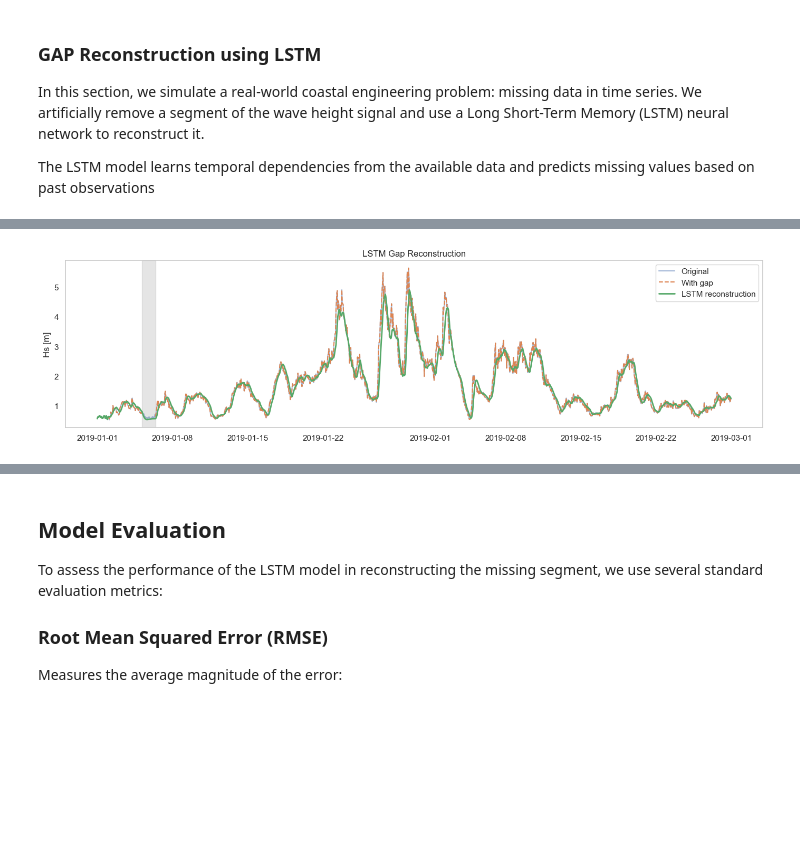
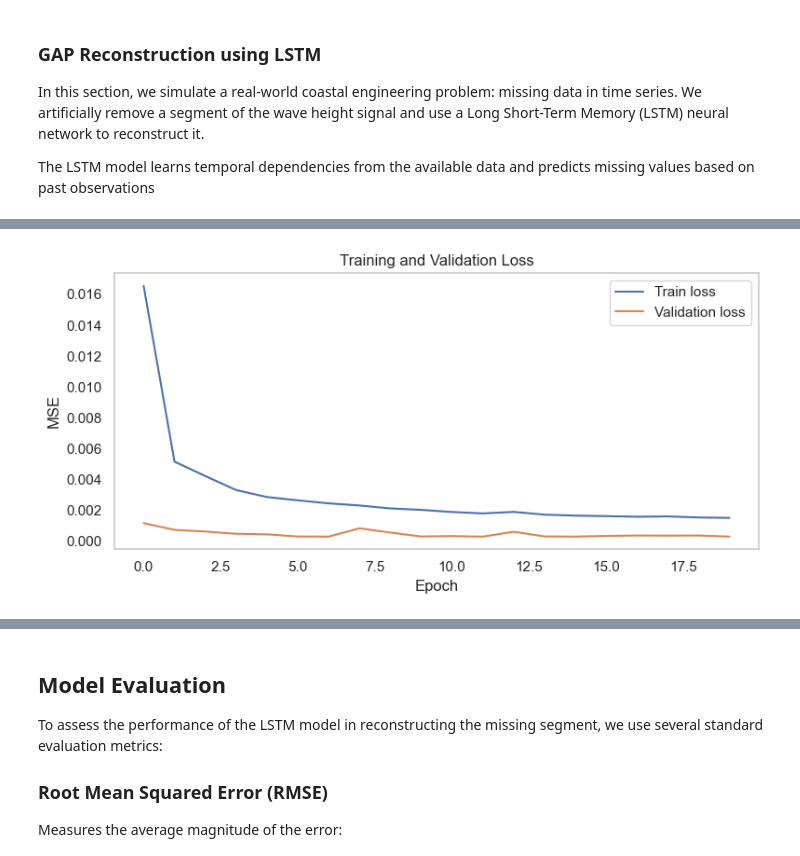
Before and after one commit to mvinesr/coastal-ml-seminar, a Jupyter notebook: notebooks/01_intro_ml_dl_coastal.ipynb, the cells around one changed output, grey strips where cells are left out. Drawn from its saved outputs; the diff is of its cells as text; code cells hidden in the pictures; blank space fills up the shorter version.

Commit message:
actualizacion_lstm

```diff
--- a/notebooks/01_intro_ml_dl_coastal.ipynb
+++ b/notebooks/01_intro_ml_dl_coastal.ipynb
@@ -309,15 +328,11 @@ In this section, we simulate a real-world coastal engineering problem: missing d
 
 The LSTM model learns temporal dependencies from the available data and predicts missing values based on past observations
 # %%
+import numpy as np
 from sklearn.preprocessing import MinMaxScaler
 
-# Normalizar datos (MUY importante para LSTM)
 scaler = MinMaxScaler()
 
-series_values = series_gap.values.reshape(-1, 1)
-
-series_scaled = scaler.fit_transform(series_values)
-
-# Convertir NaNs a 0 temporalmente (para entrenamiento)
-series_scaled[np.isnan(series_scaled)] = 0
+train_scaled = scaler.fit_transform(train_series.values.reshape(-1, 1))
+val_scaled = scaler.transform(val_series.values.reshape(-1, 1))
 # %%
@@ -384,6 +386,9 @@ Epoch 5/5
 # %%
-predictions = model.predict(X)
-
-# Volver a escala original
-predictions_rescaled = scaler.inverse_transform(predictions)
+history = model.fit(
+    X_train, y_train,
+    epochs=20,
+    batch_size=16,
+    validation_data=(X_val, y_val),
+    verbose=1
+)
 # %% [output]
@@ -391,25 +412,14 @@ predictions_rescaled = scaler.inverse_transform(predictions)
 # %%
-series_pred = series.copy()
+plt.figure(figsize=(8,4))
+plt.plot(history.history["loss"], label="Train loss")
+plt.plot(history.history["val_loss"], label="Validation loss")
 
-# Insertar predicciones (desplazadas por window)
-series_pred.iloc[window_size:] = predictions_rescaled.flatten()
-plt.figure(figsize=(14,4))
-
-plt.plot(series, label="Original", alpha=0.5)
-plt.plot(series_gap, label="With gap", linestyle="--")
-plt.plot(series_pred, label="LSTM reconstruction", linewidth=2)
-
-plt.axvspan(series.index[gap_start],
-            series.index[gap_start+gap_len],
-            alpha=0.2,
-            color='gray')
-
+plt.title("Training and Validation Loss")
+plt.xlabel("Epoch")
+plt.ylabel("MSE")
 plt.legend()
-plt.title("LSTM Gap Reconstruction")
-plt.ylabel("Hs [m]")
 plt.grid()
-
 plt.tight_layout()
 plt.show()
 # %% [output]
-[figure, old version]
+[figure, new version]
```
Also changed, not shown: parts of 14 cells of this notebook.
